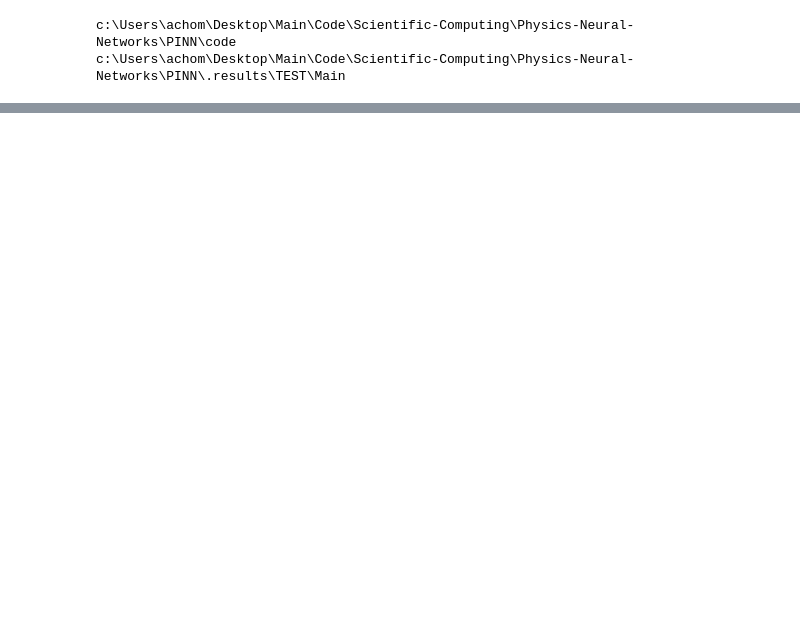
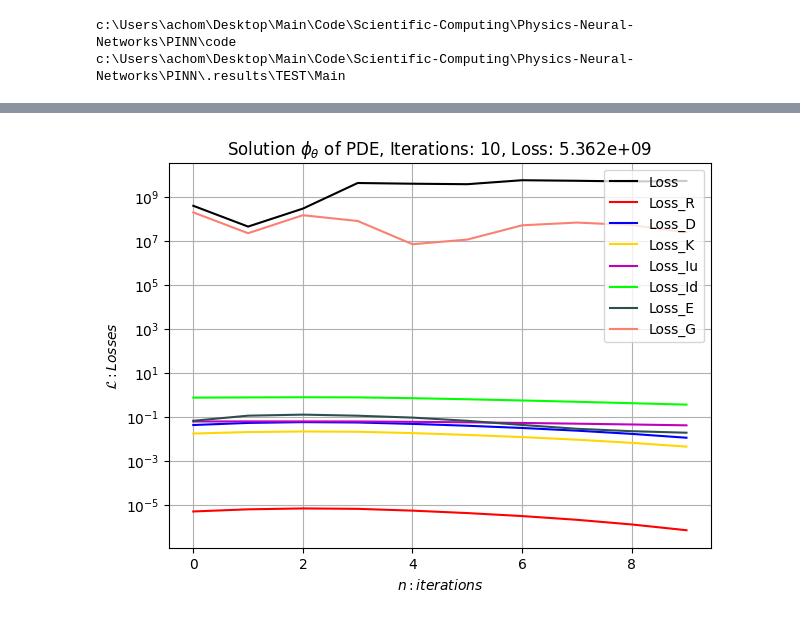
Before and after one commit to MartinAchondo/XPPBE, a Jupyter notebook: code/Post/post_dev.ipynb, the cells around one changed output, grey strips where cells are left out. Drawn from its saved outputs; the diff is of its cells as text; code cells hidden in the pictures; blank space fills up the shorter version.

```diff
--- a/code/Post/post_dev.ipynb
+++ b/code/Post/post_dev.ipynb
@@ -85 +85,5 @@ Post.plot_loss_history()
+# %%
+Post.plot_loss_history(domain=1)
+# %% [output]
+[figure, added]
 # %%
```
Also changed, not shown: parts of 6 cells of this notebook, 9 other files.
